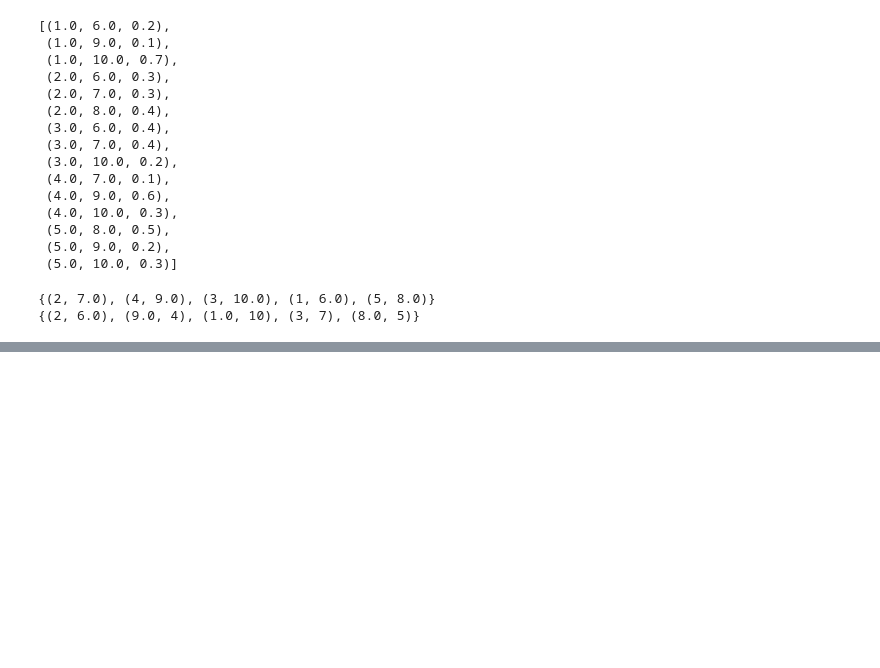
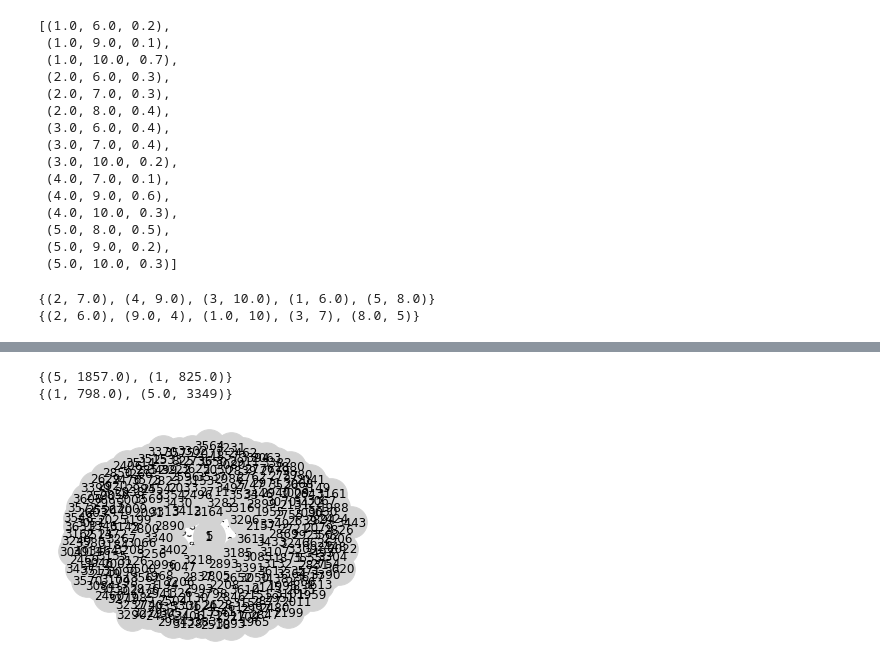
Before and after one commit to smzn/AHP_lib, a Jupyter notebook: MmaximumMatchingProblem.ipynb, the cells around one changed output, grey strips where cells are left out. Saved outputs shown, nothing was run; the diff lists cells and outputs as text; code cells hidden in the pictures; blank space fills up the shorter version.

```diff
--- a/MmaximumMatchingProblem.ipynb
+++ b/MmaximumMatchingProblem.ipynb
@@ -117,0 +137,5 @@ plt.show()
+# %%
+#dfをtupleに変換
+subset = df[['student_id', 'company_id', 'score']]
+tuples = [tuple(x) for x in subset.values]
+tuples
@@ -117,0 +160,6 @@ plt.show()
+# %%
+#ノード番号の算出
+df_student = df['student_id'].unique()
+df_company = df['company_id'].unique()
+df_id = np.concatenate([df_student,df_company], axis=0)
+df_id
@@ -117,0 +184,21 @@ plt.show()
+# %%
+G = nx.Graph()
+G.add_nodes_from(df_id)
+G.add_weighted_edges_from(tuples)
+pos = nx.spring_layout(G)
+# %%
+M = nx.maximal_matching(G)
+mw = nx.max_weight_matching(G)
+print(M)
+print(mw)
+# %% [output]
+{(5, 1857.0), (1, 825.0)}
+{(1, 798.0), (5.0, 3349)}
+# %%
+nx.draw_networkx(G, pos=pos, node_color='lightgrey', node_size=1000, width=1)
+nx.draw_networkx_edges(G, pos=pos, edgelist=mw, width=5)
+nx.draw_networkx_edge_labels(G, pos=pos, edge_labels={(u,v): d['weight'] for u,v,d in G.edges(data=True)})
+plt.axis('off')
+plt.show()
+# %% [output]
+[figure, added]
```
Also changed, not shown: parts of 6 cells of this notebook.
